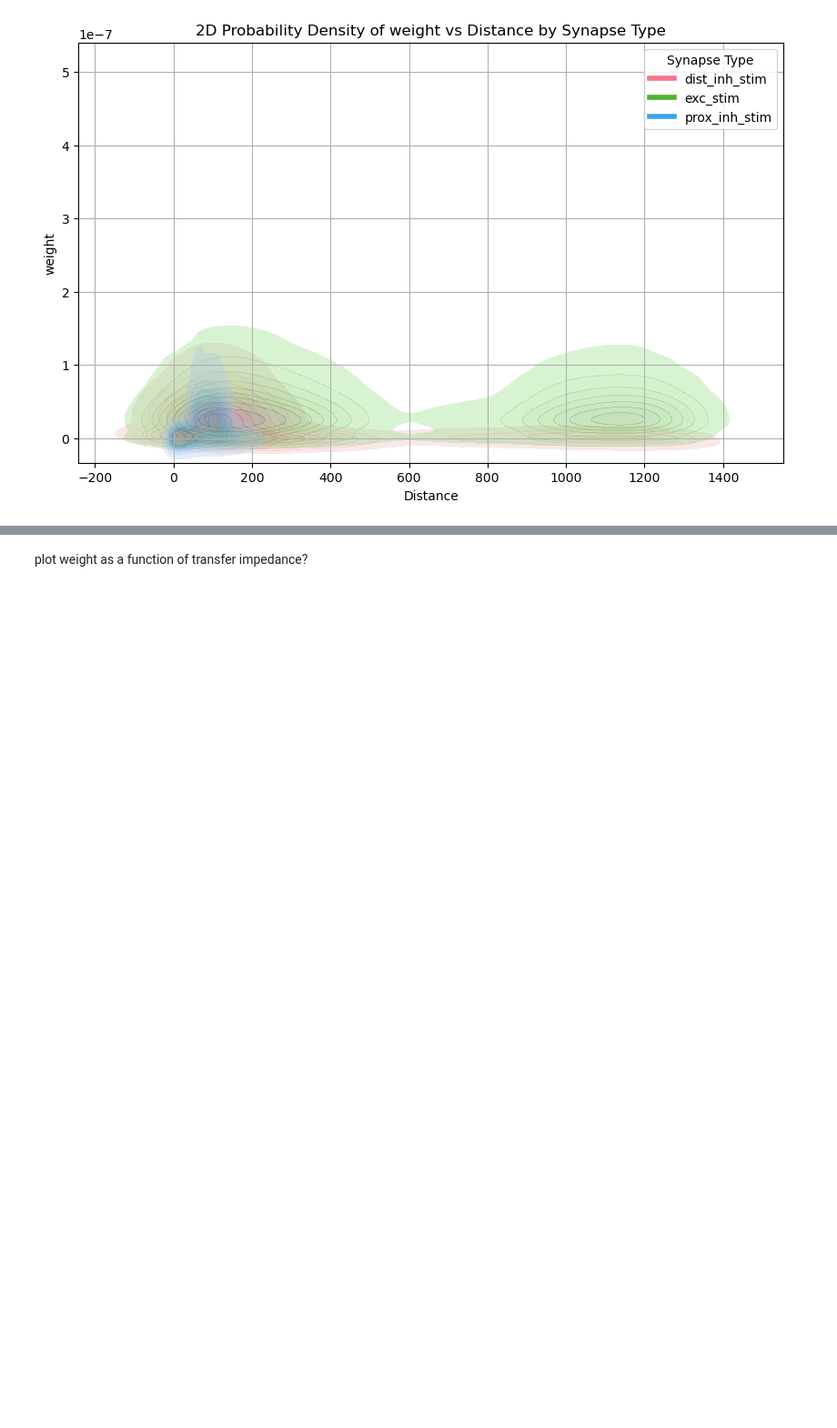
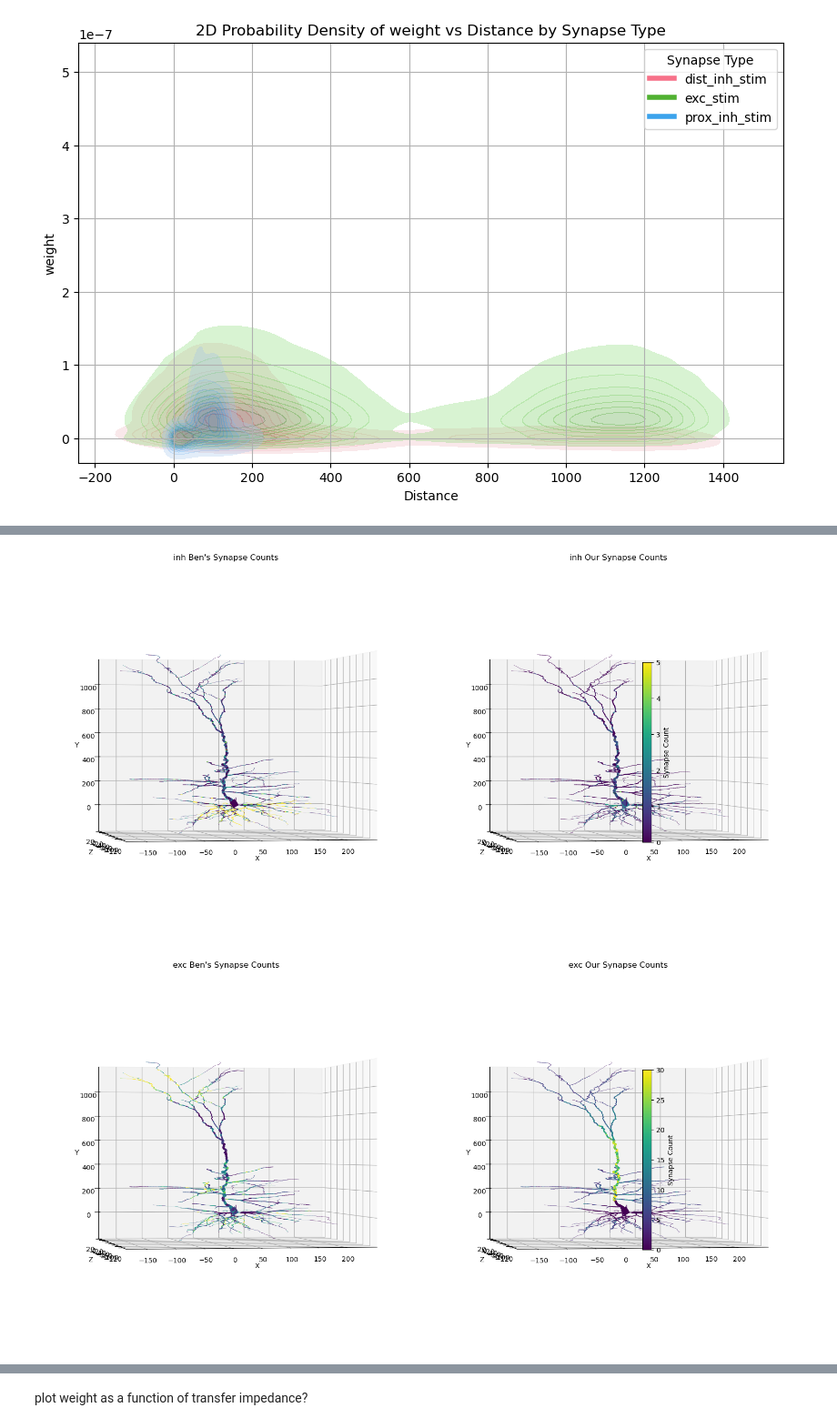
Before and after one commit to davidfague/Neural-Modeling, a Jupyter notebook: notebooks/synapse_distribution.ipynb, the cells around one changed output, grey strips where cells are left out. Shown at 91% size. Drawn from its saved outputs; the diff is of its cells as text; code cells hidden in the pictures; blank space fills up the shorter version.

```diff
--- a/notebooks/synapse_distribution.ipynb
+++ b/notebooks/synapse_distribution.ipynb
@@ -247,0 +211,2 @@ max(dataframes['/home/drfrbc/Neural-Modeling/scripts/L5BaselineResults/exc_stim_
+# %%
+seg_data['soma_trans_imp'] = imp_df.beta_active
@@ -402 +495,17 @@ plot_2d_pdf_by_group(x_var='Distance', y_var='weight', syn_data_grouped_by_type=
+# %%
+clim_maxes = [5, 30]
+for i,syn_type in enumerate(['inh', 'exc']):
+
+    bens_syn_data_by_this_syntype = bens_syn_data[bens_syn_data['synapse_type'].str.contains(syn_type, na=False)]
+    ours_syn_data_by_this_syntype = syn_data[syn_data['synapse_type'].str.contains(syn_type, na=False)]
+
+    synapse_counts_bens = build_synapse_counts_dict(bens_syn_data_by_this_syntype, seg_id_column='seg_id')
+    synapse_counts_ours = build_synapse_counts_dict(ours_syn_data_by_this_syntype, seg_id_column='seg_id')
+    # synapse_counts_bens.pop(0) # remove soma segment since it has way more synapses
+    # synapse_counts_ours.pop(0) # remove soma segment since it has way more synapses
+    plot_morphology_subplots(seg_data, seg_id_column='seg_id', synapse_counts_dict_bens=synapse_counts_bens, synapse_counts_dict_ours=synapse_counts_ours, radius_scale = 2.0,
+                             azimuth=-100, elevation = 0, title_prefix = syn_type, clim_max = clim_maxes[i])
+# %% [output]
+[figure, added]
+[figure, added]
 # %% [markdown]
```
Also changed, not shown: parts of 37 cells of this notebook.
